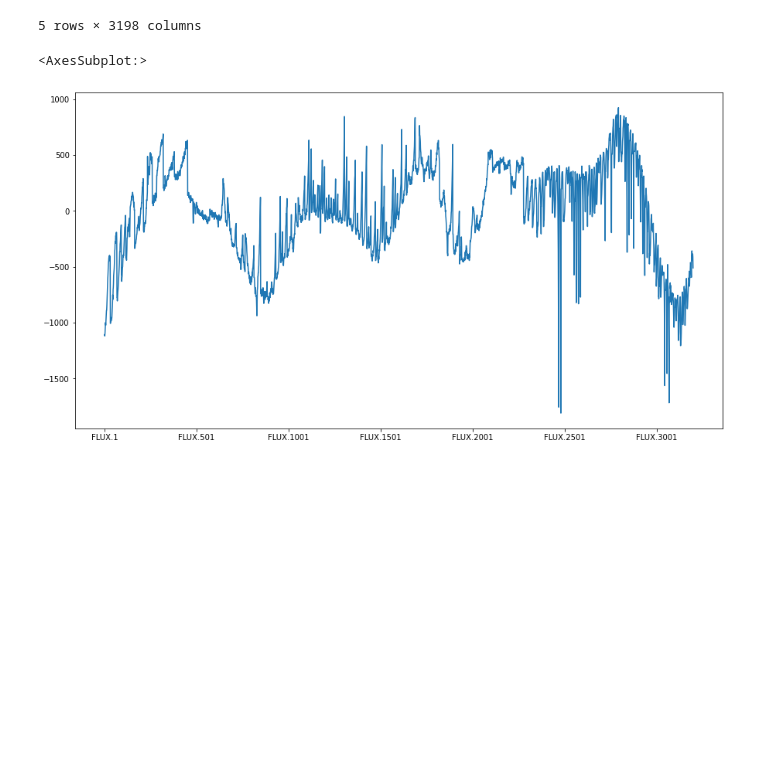
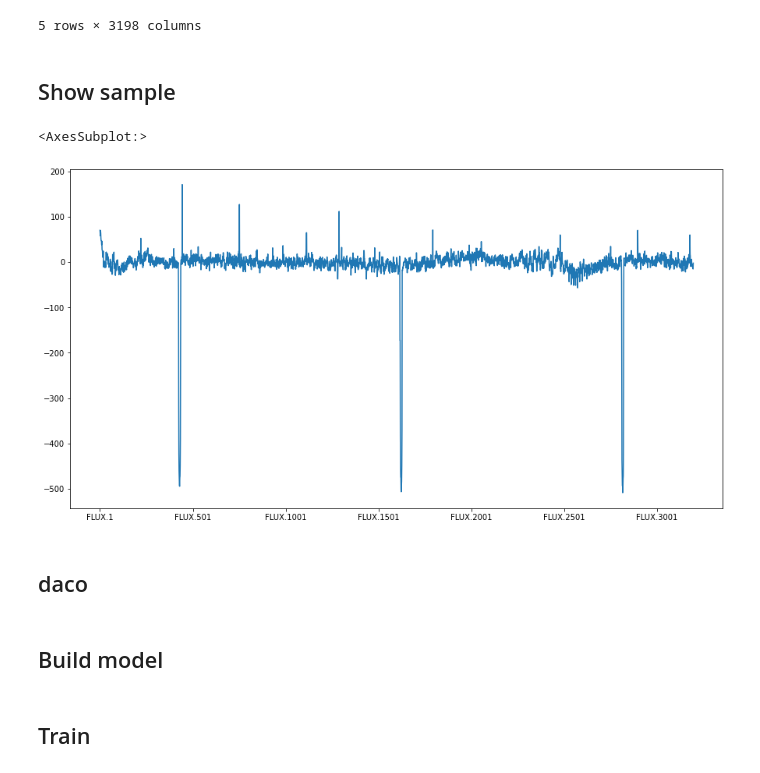
Before and after one commit to MartinBrisiak/exoplanet-hunting-in-deep-space, a Jupyter notebook: notebooks/Untitled.ipynb, the cells around one changed output. Drawn from its saved outputs; the diff is of its cells as text; code cells hidden in the pictures; blank space fills up the shorter version.

```diff
--- a/notebooks/Untitled.ipynb
+++ b/notebooks/Untitled.ipynb
@@ -16,8 +27,12 @@ df.head()
 | 3 | 2 | 326.52 | 347.39 | 302.35 | 298.13 | 317.74 | 312.70 | 322.33 | 311.31 | 312.42 | ... | ... |
 | 4 | 2 | -1107.21 | -1112.59 | -1118.95 | -1095.10 | -1057.55 | -1034.48 | -998.34 | -1022.71 | -989.57 | ... | ... |
 5 rows × 3198 columns
+# %% [markdown]
+## Show sample
 # %%
-df.iloc[4, 1:].plot(figsize=(15,8))
+df.iloc[12, 1:].plot(figsize=(15,8))
 # %% [output]
 <AxesSubplot:>
-[figure, old version]
+[figure, new version]
+# %% [markdown]
+## daco
@@ -23,0 +44,2 @@ df.iloc[4, 1:].plot(figsize=(15,8))
+# %% [markdown]
+## Build model
@@ -23,0 +55,2 @@ df.iloc[4, 1:].plot(figsize=(15,8))
+# %% [markdown]
+## Train
```
Also changed, not shown: parts of 10 cells of this notebook, 2 other files.
